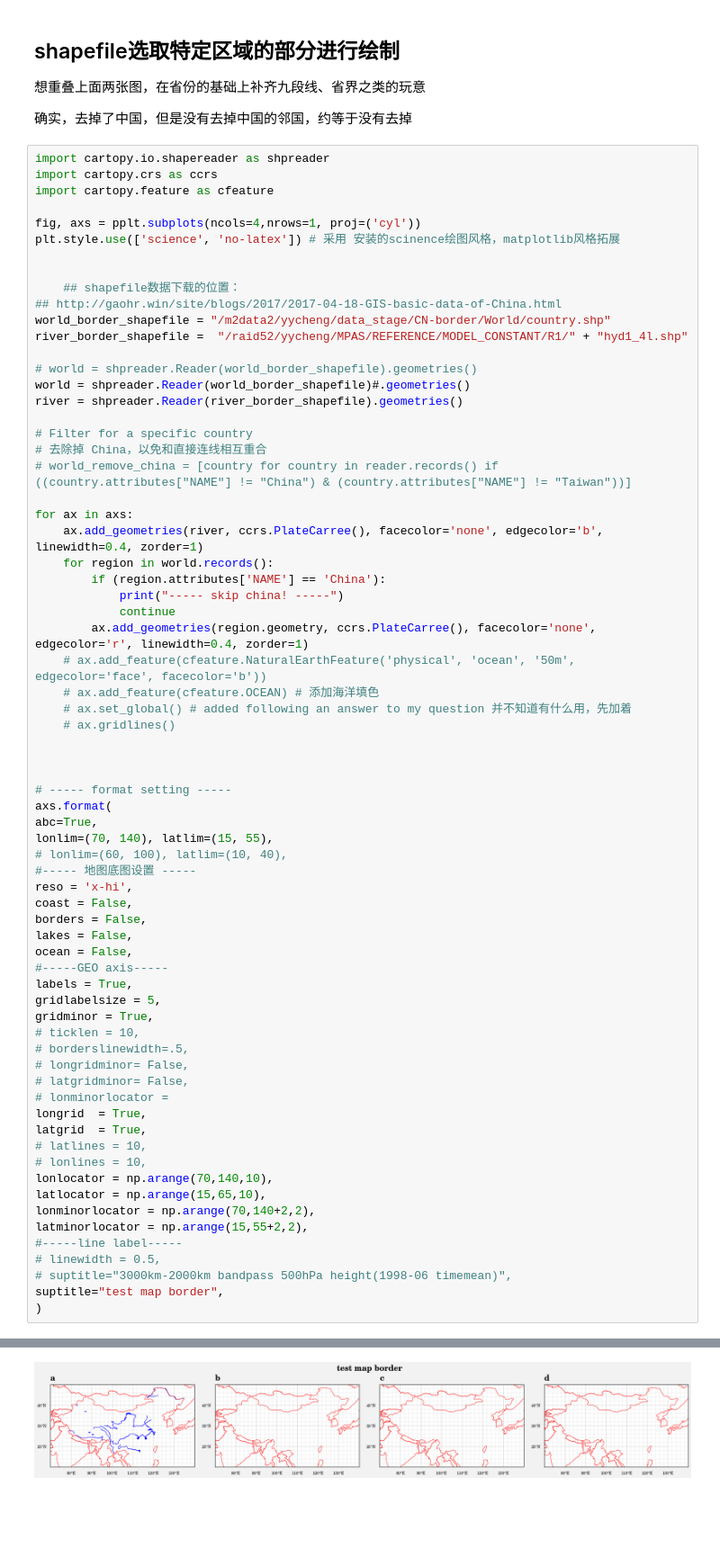
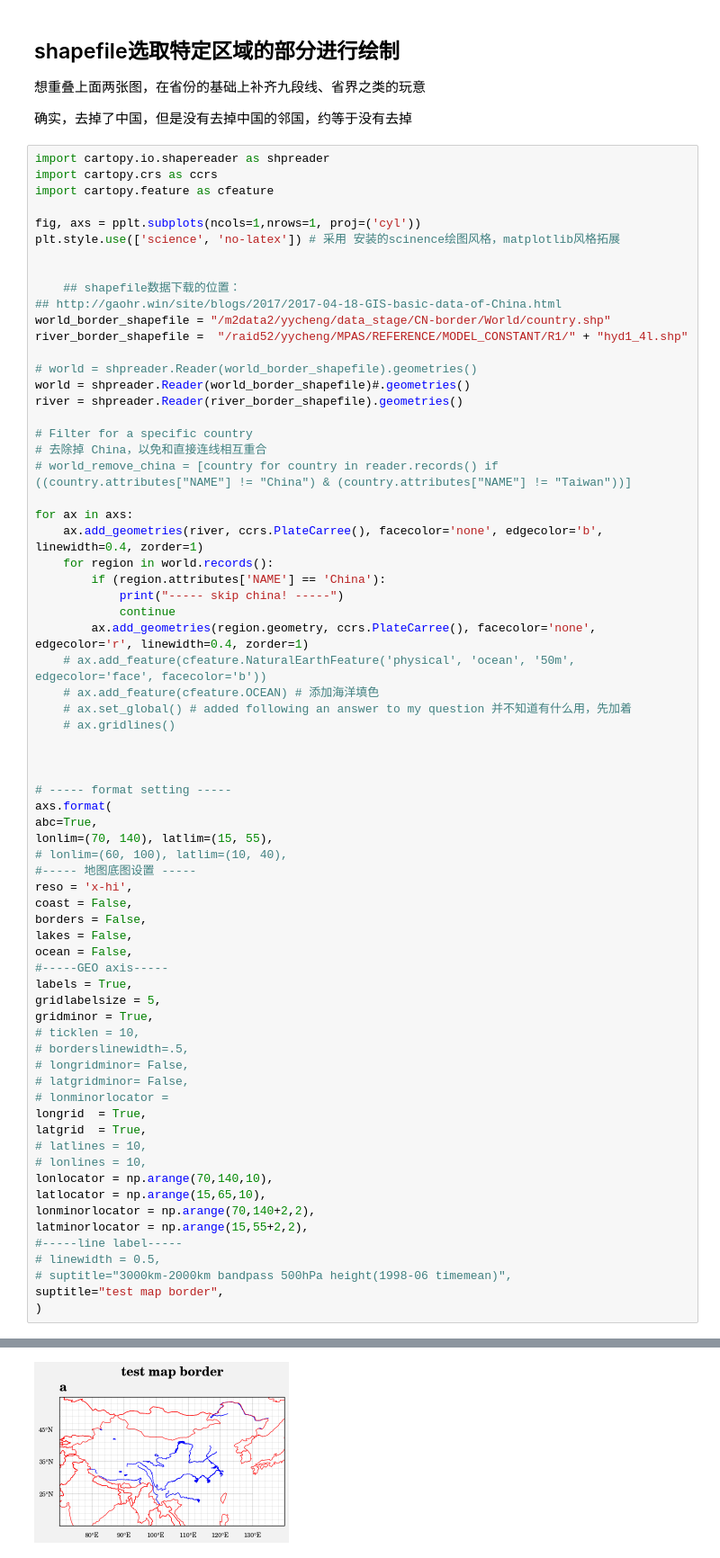
Before and after one commit to dozerlcl/MPAS_case_study, a Jupyter notebook: 92-25km_vr_rcm_postprocess/visualization/case_info/domain_info.ipynb, the cells around one changed output, grey strips where cells are left out. Shown at 90% size. Drawn from its saved outputs; the diff is of its cells as text; blank space fills up the shorter version.

```diff
--- a/92-25km_vr_rcm_postprocess/visualization/case_info/domain_info.ipynb
+++ b/92-25km_vr_rcm_postprocess/visualization/case_info/domain_info.ipynb
@@ -133,7 +137,7 @@ import cartopy.io.shapereader as shpreader
 import cartopy.crs as ccrs
 import cartopy.feature as cfeature
 
-fig, axs = pplt.subplots(ncols=4,nrows=1, proj=('cyl'))
+fig, axs = pplt.subplots(ncols=1,nrows=1, proj=('cyl'))
 plt.style.use(['science', 'no-latex']) # 采用 安装的scinence绘图风格，matplotlib风格拓展
 
 
@@ -205,4 +206,4 @@ suptitle="test map border",
-[figure, old version]
+[figure, new version]
 # %% [markdown]
 ## 从shapefile中补全其他部分
 
```
Also changed, not shown: parts of 14 cells of this notebook, 3 other files.
